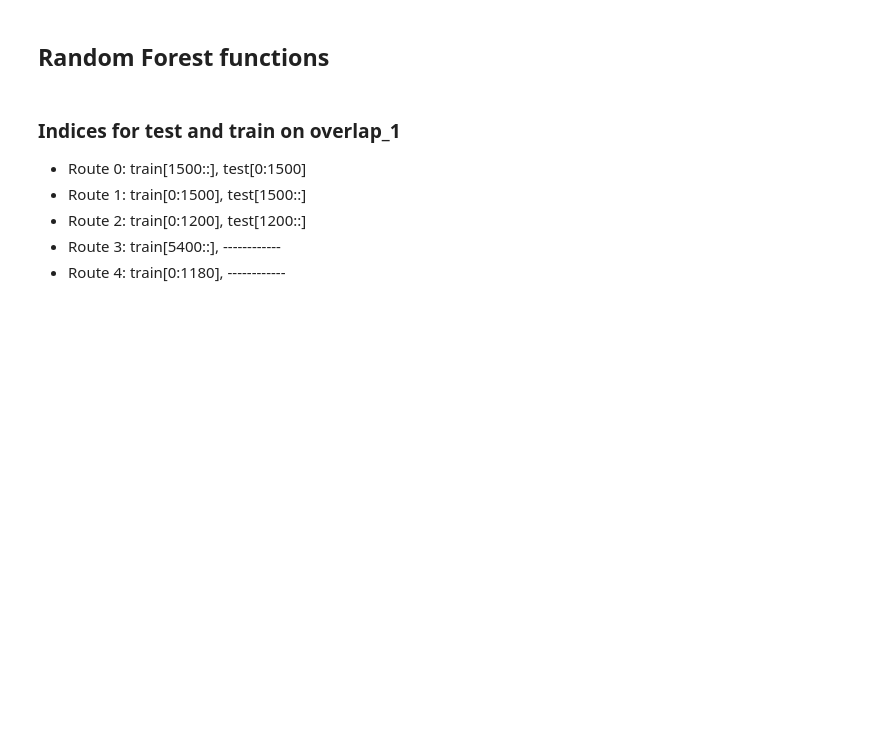
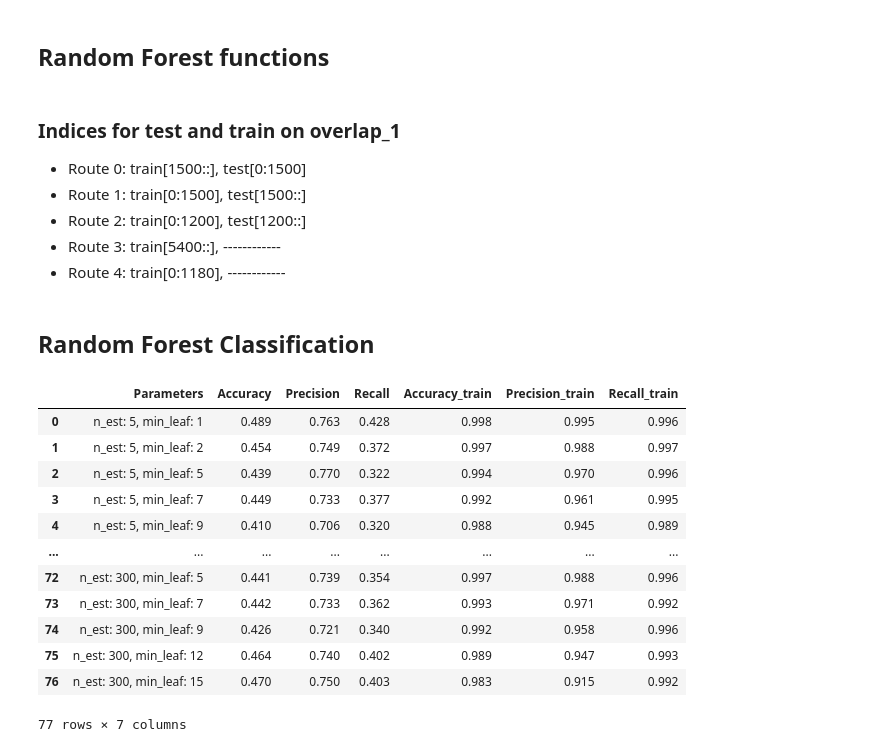
Before and after one commit to ihneskarbovik/master, a Jupyter notebook: test19_op1.ipynb, the cells around one changed output. Saved outputs shown, nothing was run; the diff lists cells and outputs as text; code cells hidden in the pictures; blank space fills up the shorter version.

```diff
--- a/test19_op1.ipynb
+++ b/test19_op1.ipynb
@@ -240,3 +249,5 @@ fig.update_layout(
     )
 )
 fig.show()
+# %% [markdown]
+## Random Forest Classification
@@ -242,0 +257,31 @@ fig.show()
+# %%
+rf_results = {}
+feats = feature_selection[-1].copy()
+feats.append('campaign')
+features = feature_selection[-1]
+campaigns = train['campaign'].unique().tolist()
+test_campaigns = test['campaign'].unique().tolist()
+
+for est in est_try:
+    for leaf in min_leaf_size:
+        rf_results[f'n_est: {est}, min_leaf: {leaf}'] = rf(X_train=train[feats], X_test=test[feats], mode_train=train[['Mode', 'campaign']], mode_test=test[['Mode', 'campaign']], campaigns=campaigns, test_campaigns=test_campaigns, n_estimators=est, min_samples_leaf=leaf, features=features)
+
+df_rf_results = pd.DataFrame.from_dict(rf_results, orient='index')
+df_rf_results.reset_index(inplace=True)
+df_rf_results.rename(columns={'index': 'Parameters'}, inplace=True)
+df_rf_results = df_rf_results.drop(['y_true', 'y_pred', 'train_true', 'train_pred', 'model'], axis=1)
+df_rf_results
+# %% [output]
+|  | Parameters | Accuracy | Precision | Recall | Accuracy_train | Precision_train | Recall_train |
+| 0 | n_est: 5, min_leaf: 1 | 0.489 | 0.763 | 0.428 | 0.998 | 0.995 | 0.996 |
+| 1 | n_est: 5, min_leaf: 2 | 0.454 | 0.749 | 0.372 | 0.997 | 0.988 | 0.997 |
+| 2 | n_est: 5, min_leaf: 5 | 0.439 | 0.770 | 0.322 | 0.994 | 0.970 | 0.996 |
+| 3 | n_est: 5, min_leaf: 7 | 0.449 | 0.733 | 0.377 | 0.992 | 0.961 | 0.995 |
+| 4 | n_est: 5, min_leaf: 9 | 0.410 | 0.706 | 0.320 | 0.988 | 0.945 | 0.989 |
+| ... | ... | ... | ... | ... | ... | ... | ... |
+| 72 | n_est: 300, min_leaf: 5 | 0.441 | 0.739 | 0.354 | 0.997 | 0.988 | 0.996 |
+| 73 | n_est: 300, min_leaf: 7 | 0.442 | 0.733 | 0.362 | 0.993 | 0.971 | 0.992 |
+| 74 | n_est: 300, min_leaf: 9 | 0.426 | 0.721 | 0.340 | 0.992 | 0.958 | 0.996 |
+| 75 | n_est: 300, min_leaf: 12 | 0.464 | 0.740 | 0.402 | 0.989 | 0.947 | 0.993 |
+| 76 | n_est: 300, min_leaf: 15 | 0.470 | 0.750 | 0.403 | 0.983 | 0.915 | 0.992 |
+77 rows × 7 columns
```
Also changed, not shown: parts of 8 cells of this notebook.
